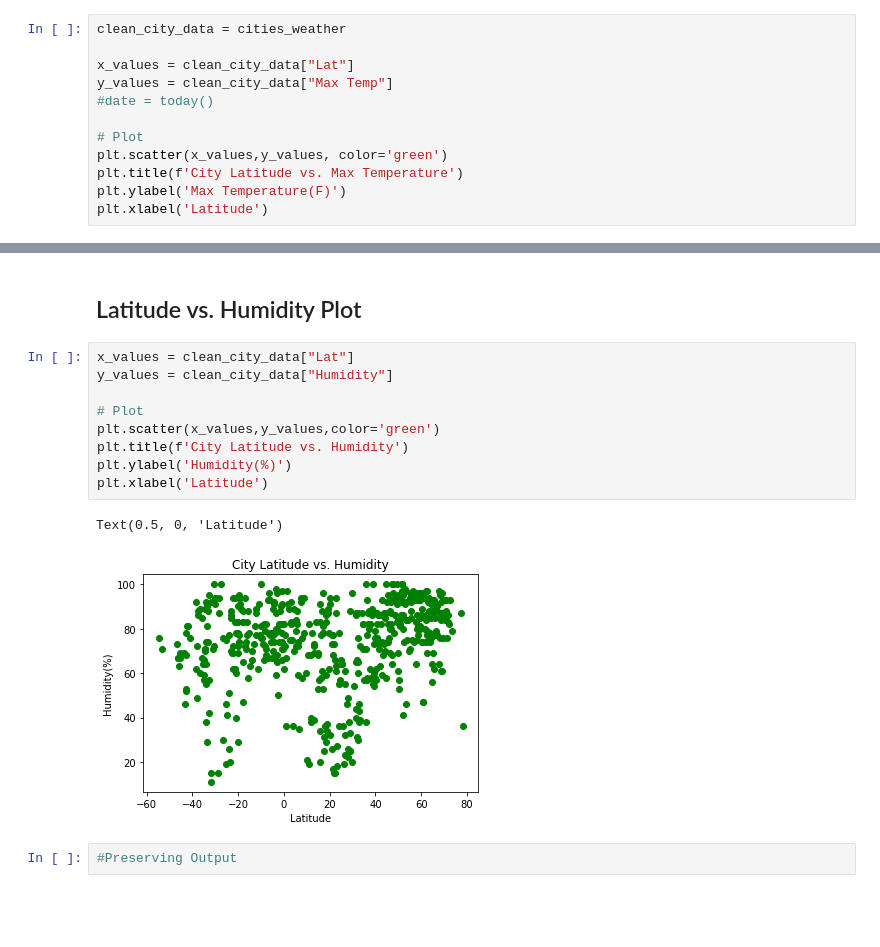
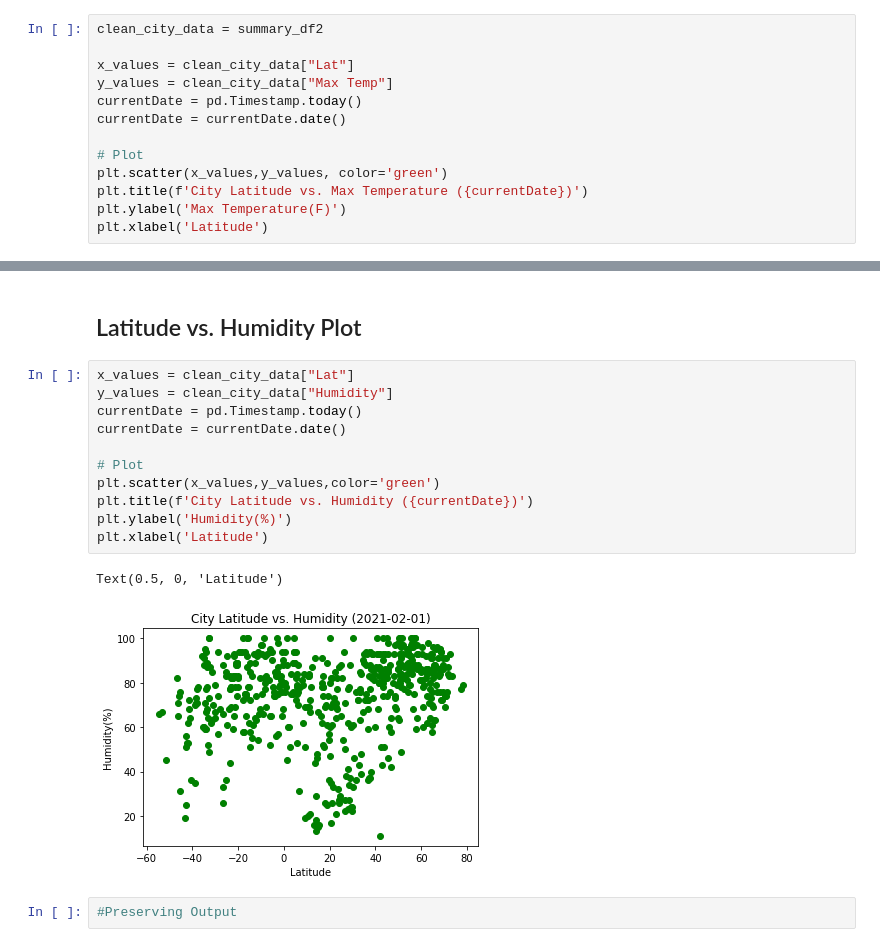
Before and after one commit to pulliam-chris/Python-API-Challenge, a Jupyter notebook: WeatherPy/WeatherPy.ipynb, the cells around one changed output, grey strips where cells are left out. Saved outputs shown, nothing was run; the diff lists cells and outputs as text; blank space fills up the shorter version.

```diff
--- a/WeatherPy/WeatherPy.ipynb
+++ b/WeatherPy/WeatherPy.ipynb
@@ -218,15 +218,16 @@ Int64Index([], dtype='int64')
 # %% [markdown]
 ## Latitude vs. Temperature Plot
 # %%
-clean_city_data = cities_weather
+clean_city_data = summary_df2
 
 x_values = clean_city_data["Lat"]
 y_values = clean_city_data["Max Temp"]
-#date = today()
+currentDate = pd.Timestamp.today()
+currentDate = currentDate.date()
 
 # Plot
 plt.scatter(x_values,y_values, color='green')
-plt.title(f'City Latitude vs. Max Temperature')
+plt.title(f'City Latitude vs. Max Temperature ({currentDate})')
 plt.ylabel('Max Temperature(F)')
 plt.xlabel('Latitude')
 # %% [output]
@@ -241,15 +242,17 @@ Text(0.5, 0, 'Latitude')
 # %%
 x_values = clean_city_data["Lat"]
 y_values = clean_city_data["Humidity"]
+currentDate = pd.Timestamp.today()
+currentDate = currentDate.date()
 
 # Plot
 plt.scatter(x_values,y_values,color='green')
-plt.title(f'City Latitude vs. Humidity')
+plt.title(f'City Latitude vs. Humidity ({currentDate})')
 plt.ylabel('Humidity(%)')
 plt.xlabel('Latitude')
 # %% [output]
 Text(0.5, 0, 'Latitude')
-[figure, old version]
+[figure, new version]
 # %%
 #Preserving Output
 # %% [output]
```
Also changed, not shown: parts of 15 cells of this notebook, 1 other file.
